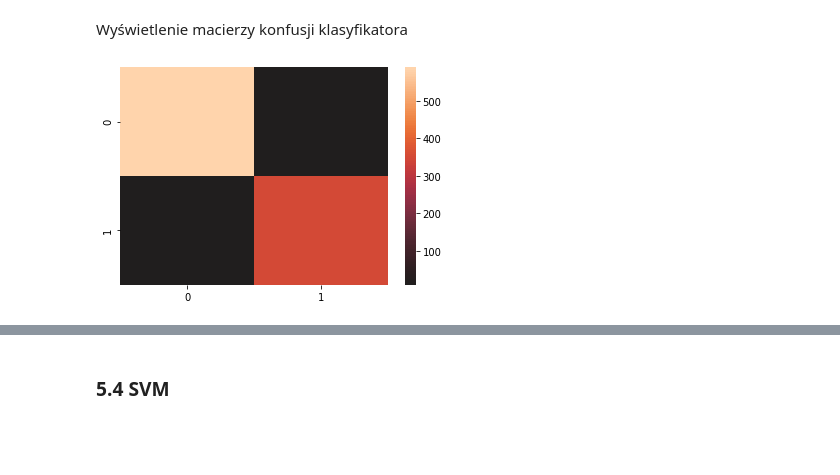
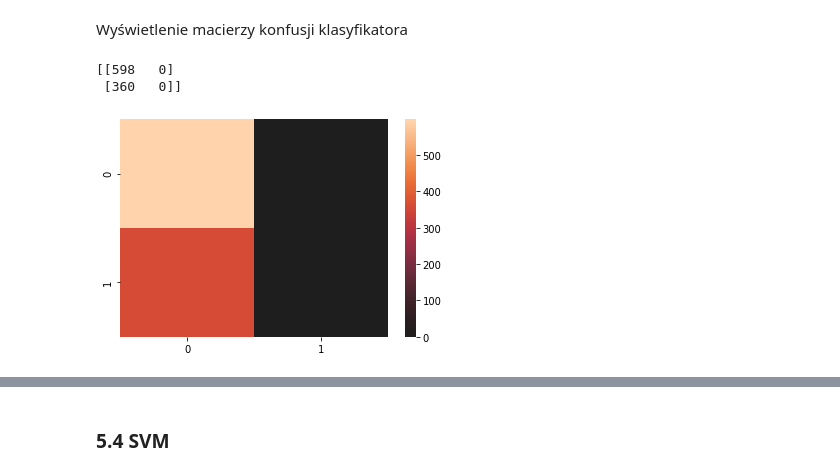
Before and after one commit to pluserovsky/aied, a Jupyter notebook: aied.ipynb, the cells around one changed output, grey strips where cells are left out. Saved outputs shown, nothing was run; the diff lists cells and outputs as text; code cells hidden in the pictures; blank space fills up the shorter version.

```diff
--- a/aied.ipynb
+++ b/aied.ipynb
@@ -100,8 +102,7 @@ X_train, X_test, y_train, y_test = train_test_split(X, y, test_size=0.2, random_
 model = keras.Sequential([
     keras.layers.Flatten(input_shape=(462,)),
     keras.layers.Dense(128, activation=tf.nn.relu),
-	keras.layers.Dense(64, activation=tf.nn.relu),
-    keras.layers.Dense(1, activation=tf.nn.sigmoid),
+    keras.layers.Dense(1, activation=tf.nn.relu),
 ])
 model.summary()
 # %% [output]
@@ -155,0 +192,16 @@ Test loss: 0.05902371229409456
+# %%
+model = keras.Sequential([
+    keras.layers.Flatten(input_shape=(462,)),
+    keras.layers.Dense(128, activation=tf.nn.sigmoid),
+    keras.layers.Dense(128, activation=tf.nn.sigmoid),
+    keras.layers.Dense(1, activation=tf.nn.sigmoid),
+])
+model.summary()
+model.compile(optimizer='adam',
+              loss='binary_crossentropy',
+              metrics=['accuracy'])
+
+model.fit(X_train, y_train, epochs=12, batch_size=64)
+test_loss, test_acc = model.evaluate(X_test, y_test)
+print('Test accuracy:', test_acc)
+print('Test loss:', test_loss)
@@ -155,0 +228,16 @@ Test loss: 0.05902371229409456
+# %%
+model = keras.Sequential([
+    keras.layers.Flatten(input_shape=(462,)),
+    keras.layers.Dense(128, activation=tf.nn.relu),
+    keras.layers.Dense(128, activation=tf.nn.relu),
+    keras.layers.Dense(1, activation=tf.nn.sigmoid),
+])
+model.summary()
+model.compile(optimizer='adam',
+              loss='binary_crossentropy',
+              metrics=['accuracy'])
+
+model.fit(X_train, y_train, epochs=12, batch_size=64)
+test_loss, test_acc = model.evaluate(X_test, y_test)
+print('Test accuracy:', test_acc)
+print('Test loss:', test_loss)
@@ -160,5 +266,5 @@ Utworzenie klasyfikatora MLP o wymiarze warstwy ukrytej 100x100x100, liczbie ite
 # %%
-clf = MLPClassifier(hidden_layer_sizes=(100,100,100), max_iter=500, alpha=0.0001,
+clf = MLPClassifier(hidden_layer_sizes=(10,10,10), max_iter=10, alpha=0.0001,
                      solver='sgd', verbose=10,  random_state=21,tol=0.000000001)
 # %% [markdown]
 Trenowanie klasyfikatora i przedstawienie jakości
@@ -188,8 +288,10 @@ Iteration 500, loss = 0.01861900
 Wyświetlenie macierzy konfusji klasyfikatora
 # %%
 cm = confusion_matrix(y_test, y_pred)
-cm
+print(cm)
 sns.heatmap(cm, center=True)
 plt.show()
 # %% [output]
+[[598   0]
+ [360   0]]
-[figure, old version]
+[figure, new version]
```
Also changed, not shown: parts of 25 cells of this notebook.
